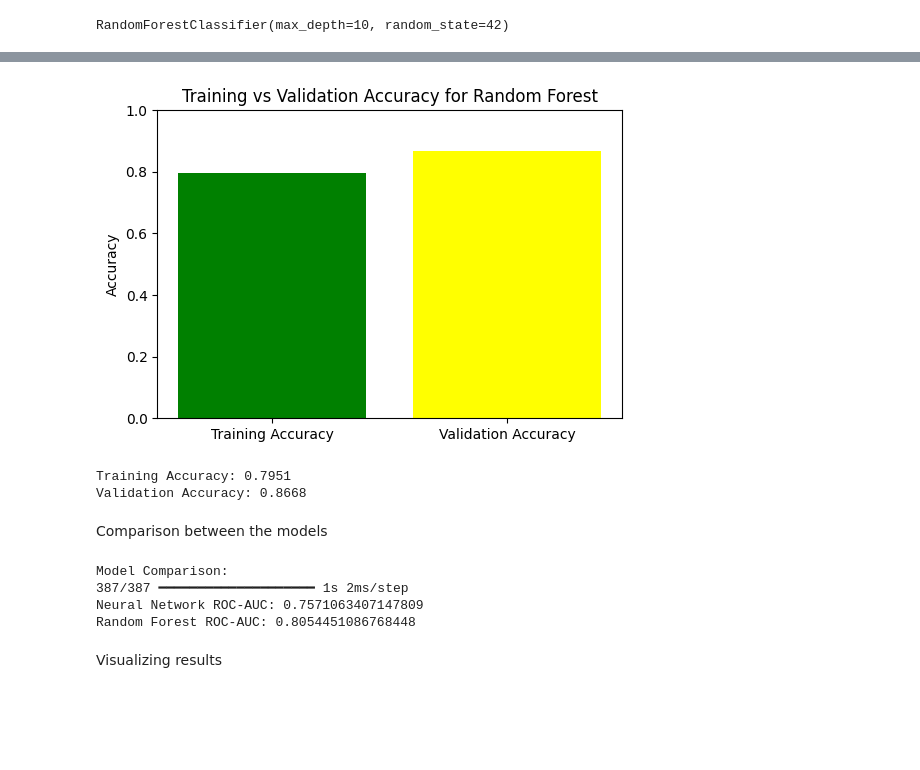
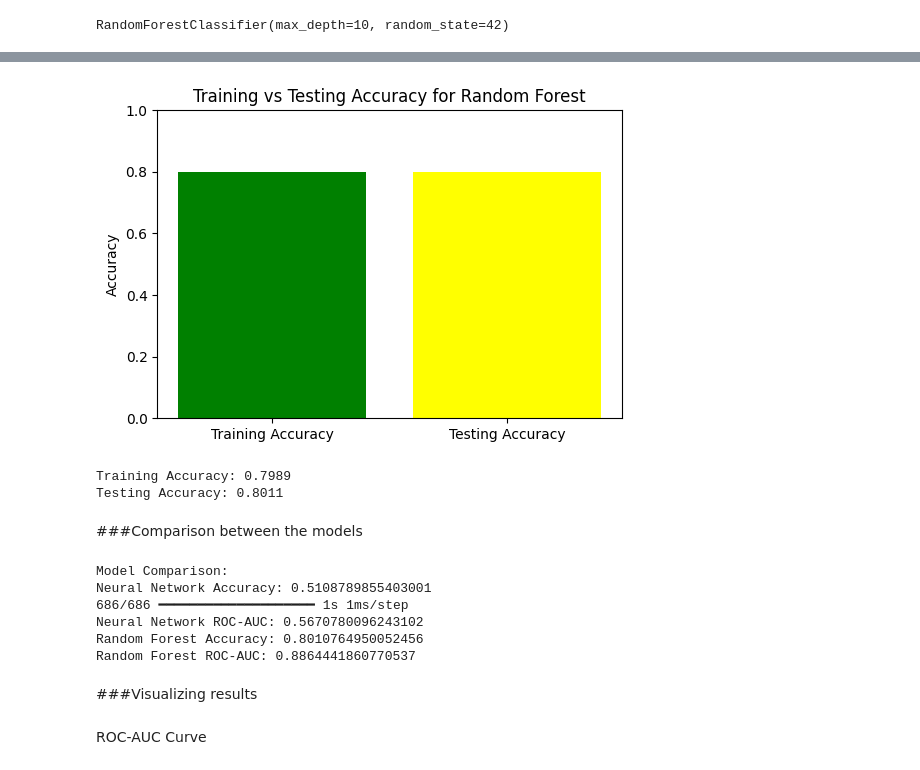
Before and after one commit to SithmiDesilva/Bank_Marketing_Prediction, a Jupyter notebook: Bank_Marketing_Prediction.ipynb, the cells around one changed output, grey strips where cells are left out. Drawn from its saved outputs; the diff is of its cells as text; code cells hidden in the pictures; blank space fills up the shorter version.

```diff
--- a/Bank_Marketing_Prediction.ipynb
+++ b/Bank_Marketing_Prediction.ipynb
@@ -307,16 +312,4 @@ data_encoded.head()
 # %%
-# Step 4: Split the Dataset into Training and Testing Sets
+# Split the Dataset into Training and Testing Sets
 X = data_encoded.drop('y', axis=1)  # Features
 y = data_encoded['y']               # Target
-X_train, X_test, y_train, y_test = train_test_split(X, y, test_size=0.3, random_state=42, stratify=y)
-# %%
-from imblearn.over_sampling import SMOTE
-from collections import Counter
-
-
-# Balancing dataset using SMOTE
-sm = SMOTE(random_state=42)
-X_train_resampled, y_train_resampled = sm.fit_resample(X_train, y_train)
-
-print("Original training class distribution:", Counter(y_train))
-print("Resampled training class distribution:", Counter(y_train_resampled))
@@ -430,3 +449,9 @@ RandomForestClassifier(max_depth=10, random_state=42)
 # Predictions on training and testing sets
 y_train_pred = rf_bankad.predict(X_train)
 y_pred_rf = rf_bankad.predict(X_test)
+# %%
+# Hyperparameter Tuning for better predictions
+from sklearn.model_selection import GridSearchCV
+param_grid = {'max_depth': [5, 10, 20], 'n_estimators': [100, 200, 300]}
+rf_grid = GridSearchCV(estimator=RandomForestClassifier(), param_grid=param_grid, cv=5)
+rf_grid.fit(X_train_resampled, y_train_resampled)
@@ -451,37 +479,44 @@ ROC-AUC Score: 0.8054451086768448
 # %%
-# Calculate accuracy for training and validation sets
+# Calculate accuracy for training and testing sets
 # Use X_train_resampled for training accuracy to match the resampled data used for training
-train_accuracy_1 = accuracy_score(y_train_resampled, rf_bankad.predict(X_train_resampled))
-test_accuracy_1 = accuracy_score(y_test, y_pred_rf)
+train_accuracy = accuracy_score(y_train_resampled, rf_bankad.predict(X_train_resampled))
+test_accuracy = accuracy_score(y_test, y_pred_rf)
 # %%
 # Plot Training and Validation Accuracy
 plt.figure(figsize=(6, 4))
-plt.bar(['Training Accuracy', 'Validation Accuracy'], [train_accuracy_1, test_accuracy_1], color=['green', 'yellow'])
+plt.bar(['Training Accuracy', 'Testing Accuracy'], [train_accuracy, test_accuracy], color=['green', 'yellow'])
 plt.ylim(0, 1)
-plt.title('Training vs Validation Accuracy for Random Forest')
+plt.title('Training vs Testing Accuracy for Random Forest')
 plt.ylabel('Accuracy')
 plt.show()
 
 # Print accuracy values
-print(f"Training Accuracy: {train_accuracy_1:.4f}")
-print(f"Validation Accuracy: {test_accuracy_1:.4f}")
+print(f"Training Accuracy: {train_accuracy:.4f}")
+print(f"Testing Accuracy: {test_accuracy:.4f}")
 # %% [output]
-[figure, old version]
+[figure, new version]
-Training Accuracy: 0.7951
-Validation Accuracy: 0.8668
+Training Accuracy: 0.7989
+Testing Accuracy: 0.8011
 # %% [markdown]
-Comparison between the models
+###Comparison between the models
 # %%
 print("Model Comparison:")
+print("Neural Network Accuracy:", accuracy_score(y_test, y_pred_nn))
 print("Neural Network ROC-AUC:", roc_auc_score(y_test, bankad_ann.predict(X_test)))
+
+print("Random Forest Accuracy:", accuracy_score(y_test, y_pred_rf))
 print("Random Forest ROC-AUC:", roc_auc_score(y_test, rf_bankad.predict_proba(X_test)[:, 1]))
 # %% [output]
 Model Comparison:
-387/387 ━━━━━━━━━━━━━━━━━━━━ 1s 2ms/step
-Neural Network ROC-AUC: 0.7571063407147809
-Random Forest ROC-AUC: 0.8054451086768448
+Neural Network Accuracy: 0.5108789855403001
+686/686 ━━━━━━━━━━━━━━━━━━━━ 1s 1ms/step
+Neural Network ROC-AUC: 0.5670780096243102
+Random Forest Accuracy: 0.8010764950052456
+Random Forest ROC-AUC: 0.8864441860770537
-# %% [markdown]
-Visualizing results
+# %% [markdown]
+###Visualizing results
+# %% [markdown]
+ROC-AUC Curve
 # %%
 # Compute ROC-AUC scores
 roc_auc_nn_1 = roc_auc_score(y_test, bankad_ann.predict(X_test))
```
Also changed, not shown: parts of 58 cells of this notebook.
